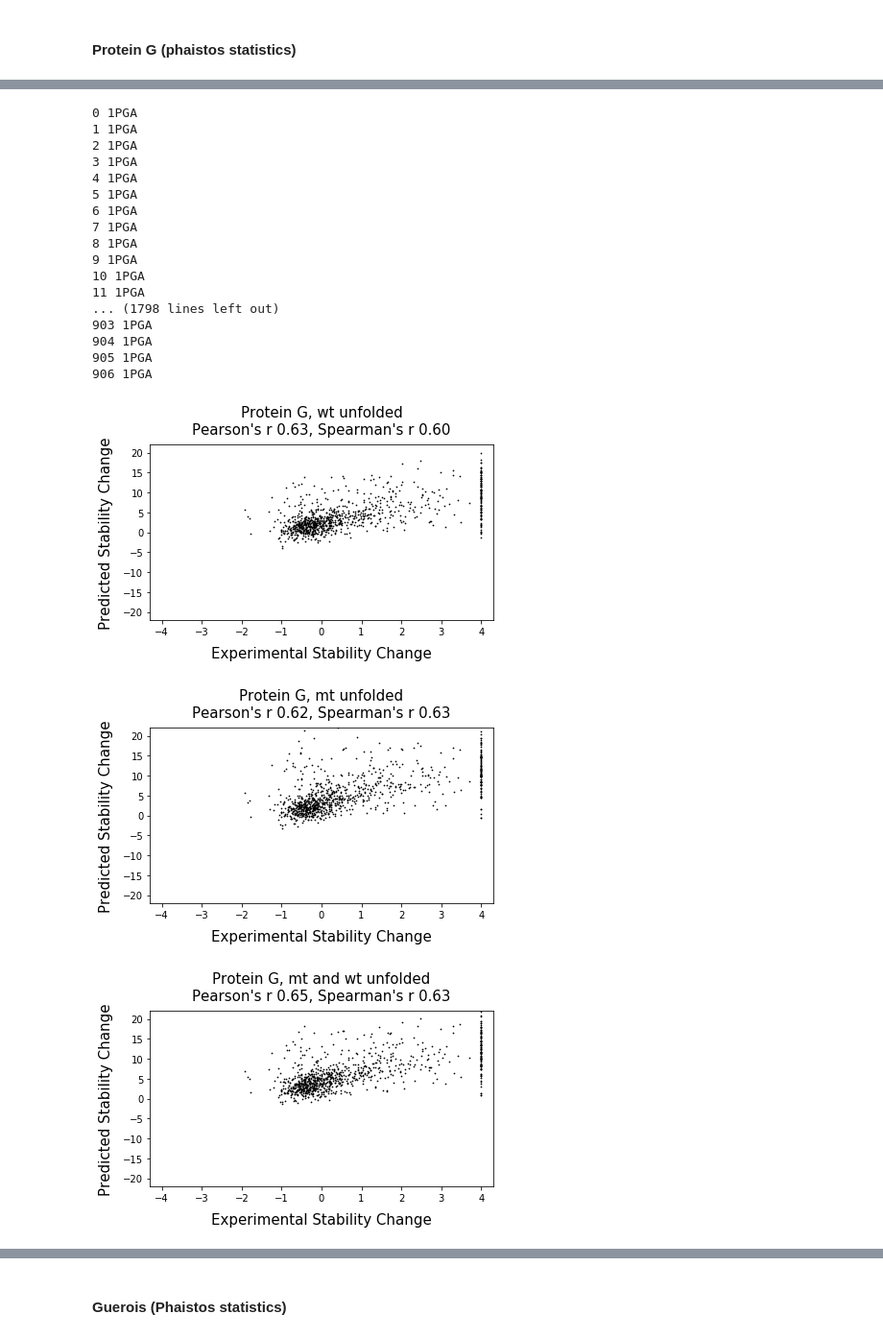
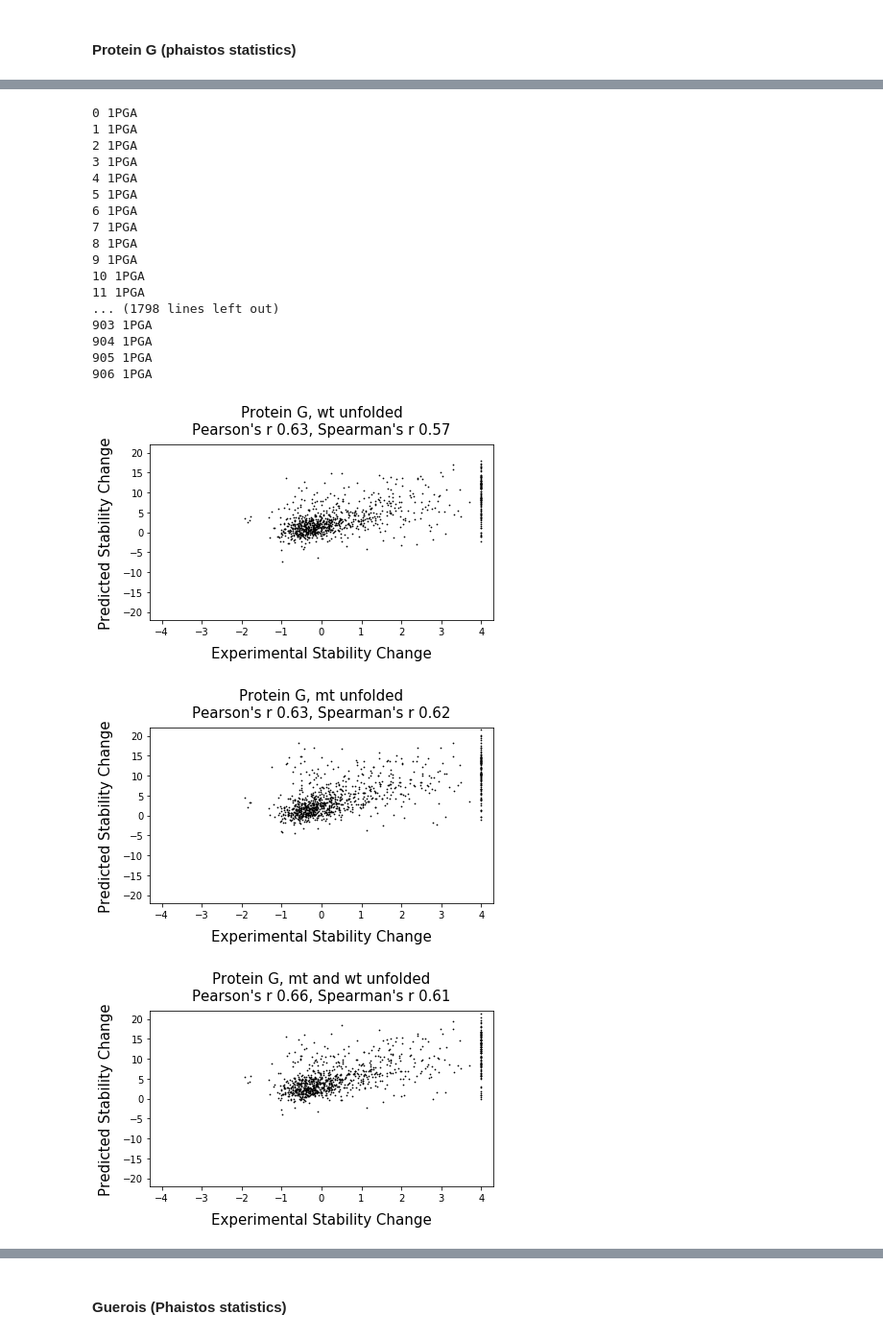
Before and after one commit to maher-kassem/cavity_model, a Jupyter notebook: cavity_model_pipeline.ipynb, the cells around one changed output, grey strips where cells are left out. Shown at 96% size. Saved outputs shown, nothing was run; the diff lists cells and outputs as text; code cells hidden in the pictures.

Commit message:
Almost ready with the downstream models

```diff
--- a/cavity_model_pipeline.ipynb
+++ b/cavity_model_pipeline.ipynb
@@ -51,7 +51,7 @@ Download and process Cavity Model data
 Global variables
 # %%
 # Main parameters
-WARM_START = "cavity_models/model_epoch_01.pt"
+WARM_START = "cavity_models/model_epoch_00.pt"
 DEVICE = "cuda"  # "cpu" or "cuda"
 TRAIN_VAL_SPLIT = 0.8
 BATCH_SIZE = 100
@@ -80,7 +80,7 @@ if WARM_START is None:
         dataset_train,
         dataloader_val,
         dataset_val,
-    ) = helpers._train_val_split(
+    ) = helpers.train_val_split(
         parsed_pdb_filenames, TRAIN_VAL_SPLIT, DEVICE, BATCH_SIZE
     )
 else:
@@ -103,7 +103,7 @@ if WARM_START is None:
         os.mkdir(models_dirpath)
 
     # Train loop
-    best_model_path = helpers._train_loop(
+    best_model_path = helpers.train_loop(
         dataloader_train,
         dataloader_val,
         cavity_model_net,
@@ -325,12 +325,10 @@ fig, ax = scatter_pred_vs_true(
 # %% [markdown]
 ### Phaistos statistics
 # %%
-from helpers import _add_flanking_seq_fragments
-
 # Add flanking sequence fragments for protein g
 raw_pdbs = glob.glob("data/data_protein_g/pdbs_raw/*.pdb")
 for raw_pdb in raw_pdbs:
-    helpers._add_flanking_seq_fragments(
+    helpers.add_flanking_seq_fragments(
         ddg_data_dict,
         "protein_g",
         raw_pdb,
@@ -339,7 +337,7 @@ for raw_pdb in raw_pdbs:
 # Add flanking sequence fragments for guerois
 raw_pdbs = glob.glob("data/data_guerois/pdbs_raw/*.pdb")
 for raw_pdb in raw_pdbs:
-    helpers._add_flanking_seq_fragments(
+    helpers.add_flanking_seq_fragments(
         ddg_data_dict,
         "guerois",
         raw_pdb,
@@ -348,7 +346,7 @@ for raw_pdb in raw_pdbs:
 # Add flanking sequence fragments for dms
 raw_pdbs = glob.glob("data/data_dms/pdbs_raw/*.pdb")
 for raw_pdb in raw_pdbs:
-    helpers._add_flanking_seq_fragments(
+    helpers.add_flanking_seq_fragments(
         ddg_data_dict,
         "dms",
         raw_pdb,
@@ -379,13 +377,13 @@ ddg_data_dict["guerois"][
 data_set = "protein_g"
 data_set_title = "Protein G"
 
-helpers._infer_probabilities_for_center_residues(
+helpers.infer_probabilities_for_center_residues(
     ddg_data_dict, data_set, cavity_model_infer_net, DEVICE, EPS, is_wt=True
 )
-helpers._infer_probabilities_for_center_residues(
+helpers.infer_probabilities_for_center_residues(
     ddg_data_dict, data_set, cavity_model_infer_net, DEVICE, EPS, is_wt=False
 )
-helpers._add_ddg_preds_with_unfolded_state(ddg_data_dict, data_set)
+helpers.add_ddg_preds_with_unfolded_state(ddg_data_dict, data_set)
 
 fig, ax = scatter_pred_vs_true(
     ddg_data_dict[data_set]["ddg"],
@@ -397,36 +395,36 @@ fig, ax = scatter_pred_vs_true(
     ddg_data_dict[data_set]["ddg"],
     ddg_data_dict[data_set]["ddg_pred_mt_phaistos_no_ds"],
     color="black",
     title=f"{data_set_title}, mt unfolded",
 )
 
 fig, ax = scatter_pred_vs_true(
     ddg_data_dict[data_set]["ddg"],
     ddg_data_dict[data_set]["ddg_pred_wt_and_mt_phaistos_no_ds"],
     color="black",
     title=f"{data_set_title}, mt and wt unfolded",
 )
 # %% [output]
 0 1PGA
 1 1PGA
 2 1PGA
 3 1PGA
 4 1PGA
 5 1PGA
 6 1PGA
 7 1PGA
 8 1PGA
 9 1PGA
 10 1PGA
 11 1PGA
 ... (1798 lines left out)
 903 1PGA
 904 1PGA
 905 1PGA
 906 1PGA
-[figure, old version]
+[figure, new version]
-[figure, old version]
+[figure, new version]
-[figure, old version]
+[figure, new version]
 [interactive output not drawn]
 # %% [markdown]
 #### Guerois (Phaistos statistics)
```
Also changed, not shown: parts of 19 cells of this notebook, 2 other files.
